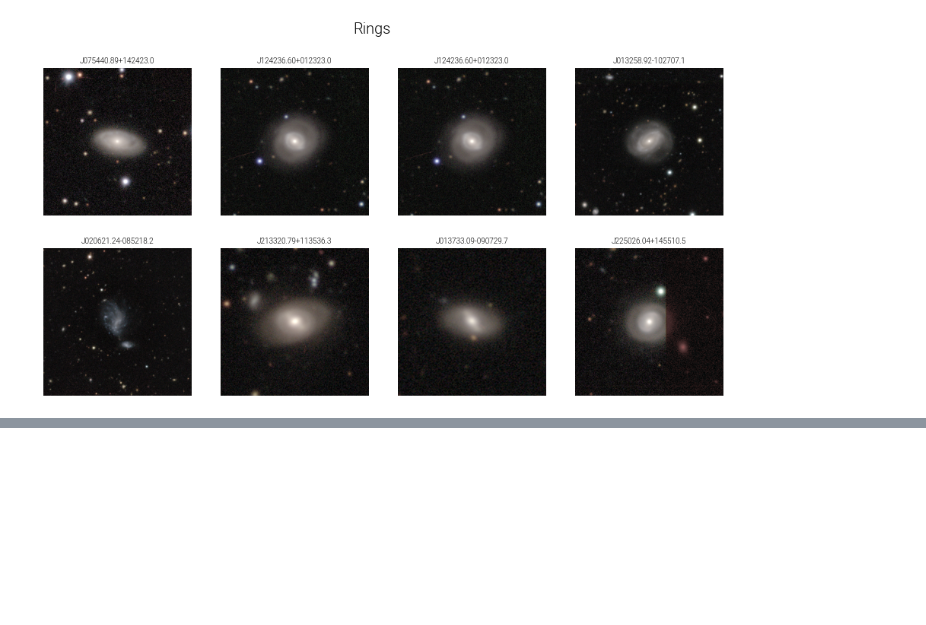
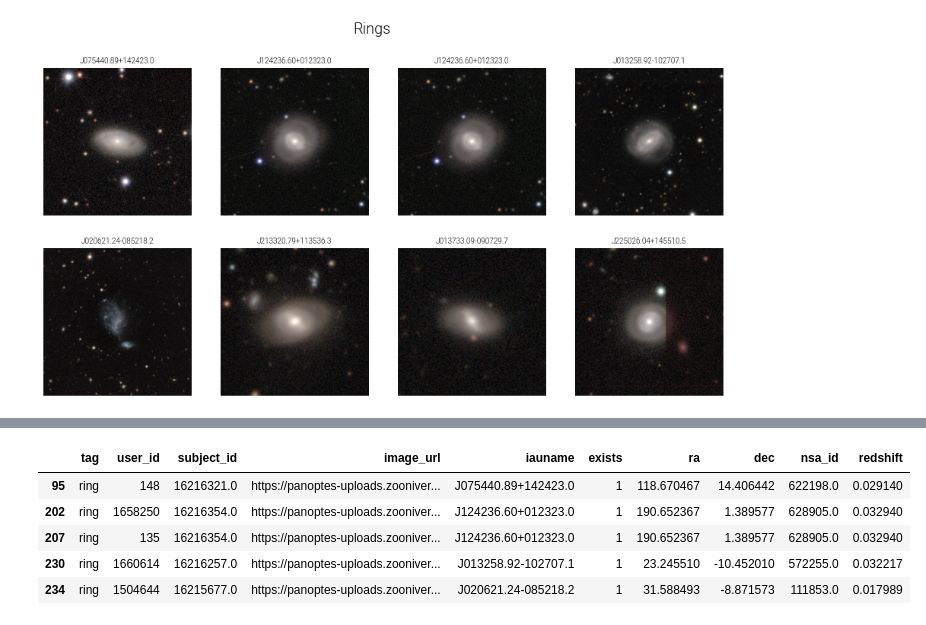
Before and after one commit to Harry45/GAZFEW, a Jupyter notebook: exploratory.ipynb, the cells around one changed output, grey strips where cells are left out. Drawn from its saved outputs; the diff is of its cells as text; code cells hidden in the pictures; blank space fills up the shorter version.

```diff
--- a/exploratory.ipynb
+++ b/exploratory.ipynb
@@ -46,0 +77,9 @@ plt.show()
+# %%
+objects['ring'].head()
+# %% [output]
+|  | tag | user_id | subject_id | image_url | iauname | exists | ra | dec | nsa_id | redshift |
+| 95 | ring | 148 | 16216321.0 | https://panoptes-uploads.zooniver... | J075440.89+142423.0 | 1 | 118.670467 | 14.406442 | 622198.0 | 0.029140 |
+| 202 | ring | 1658250 | 16216354.0 | https://panoptes-uploads.zooniver... | J124236.60+012323.0 | 1 | 190.652367 | 1.389577 | 628905.0 | 0.032940 |
+| 207 | ring | 135 | 16216354.0 | https://panoptes-uploads.zooniver... | J124236.60+012323.0 | 1 | 190.652367 | 1.389577 | 628905.0 | 0.032940 |
+| 230 | ring | 1660614 | 16216257.0 | https://panoptes-uploads.zooniver... | J013258.92-102707.1 | 1 | 23.245510 | -10.452010 | 572255.0 | 0.032217 |
+| 234 | ring | 1504644 | 16215677.0 | https://panoptes-uploads.zooniver... | J020621.24-085218.2 | 1 | 31.588493 | -8.871573 | 111853.0 | 0.017989 |
```
Also changed, not shown: parts of 17 cells of this notebook.
